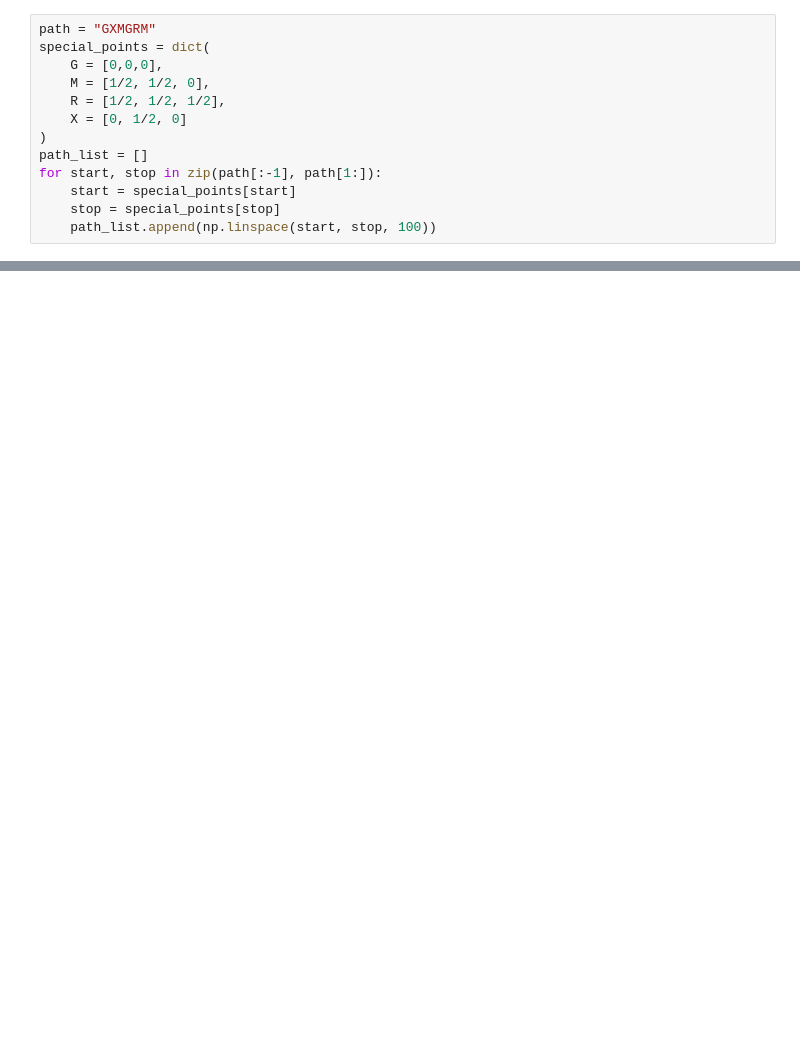
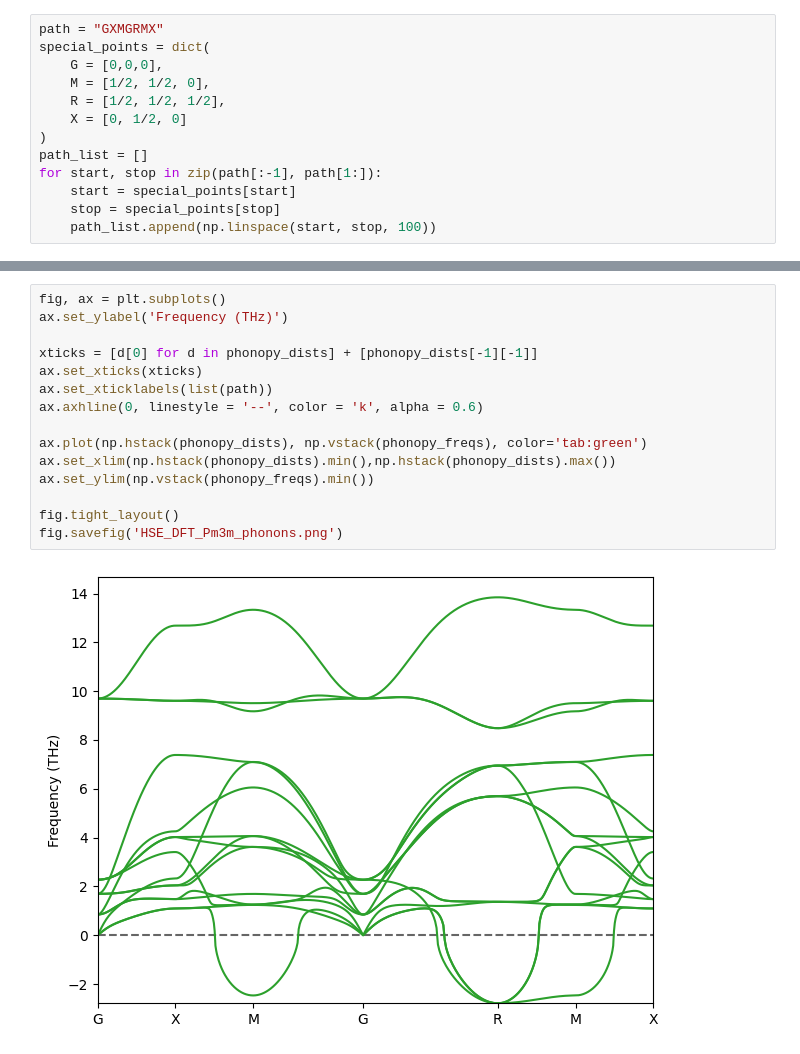
Before and after one commit to NU-CEM/2024_BaZrS3_Phase_Transitions, a Jupyter notebook: Fig2.ipynb, the cells around one changed output, grey strips where cells are left out. Cells and saved outputs as stored; diff of their text form; blank space fills up the shorter version.

```diff
--- a/Fig2.ipynb
+++ b/Fig2.ipynb
@@ -12,5 +105,5 @@ from matplotlib import pyplot as plt
 # %%
-path = "GXMGRM"
+path = "GXMGRMX"
 special_points = dict(
     G = [0,0,0],
     M = [1/2, 1/2, 0],
@@ -60,0 +125,17 @@ NameError: name 'df' is not defined
+# %%
+fig, ax = plt.subplots()
+ax.set_ylabel('Frequency (THz)')
+
+xticks = [d[0] for d in phonopy_dists] + [phonopy_dists[-1][-1]]
+ax.set_xticks(xticks)
+ax.set_xticklabels(list(path))
+ax.axhline(0, linestyle = '--', color = 'k', alpha = 0.6)
+
+ax.plot(np.hstack(phonopy_dists), np.vstack(phonopy_freqs), color='tab:green')
+ax.set_xlim(np.hstack(phonopy_dists).min(),np.hstack(phonopy_dists).max())
+ax.set_ylim(np.vstack(phonopy_freqs).min())
+
+fig.tight_layout()
+fig.savefig('HSE_DFT_Pm3m_phonons.png')
+# %% [output]
+[figure, added]
```
Also changed, not shown: parts of 14 cells of this notebook.
